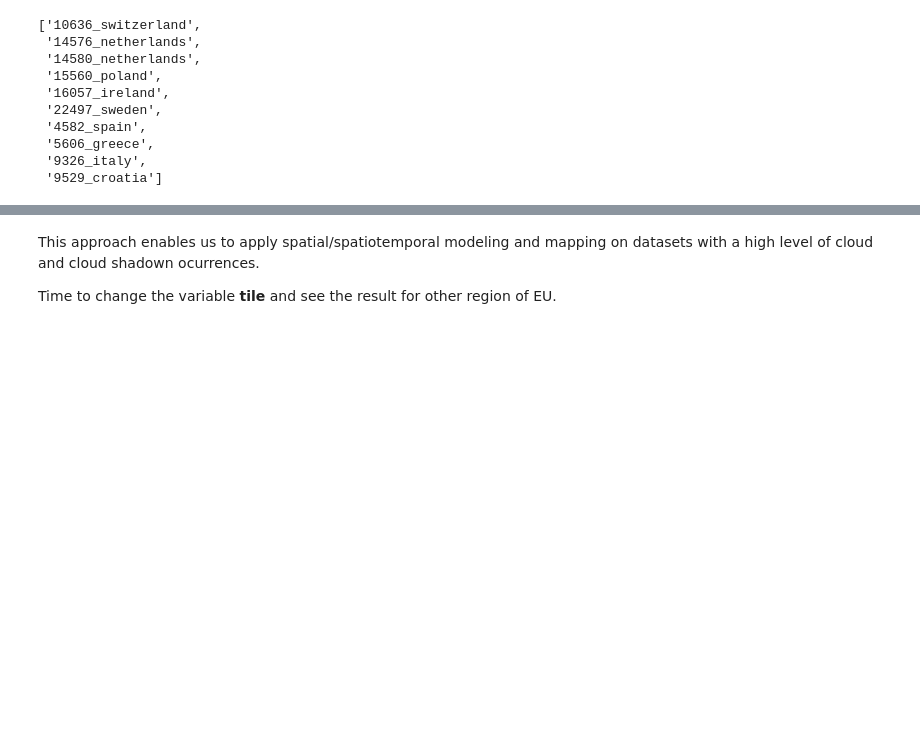
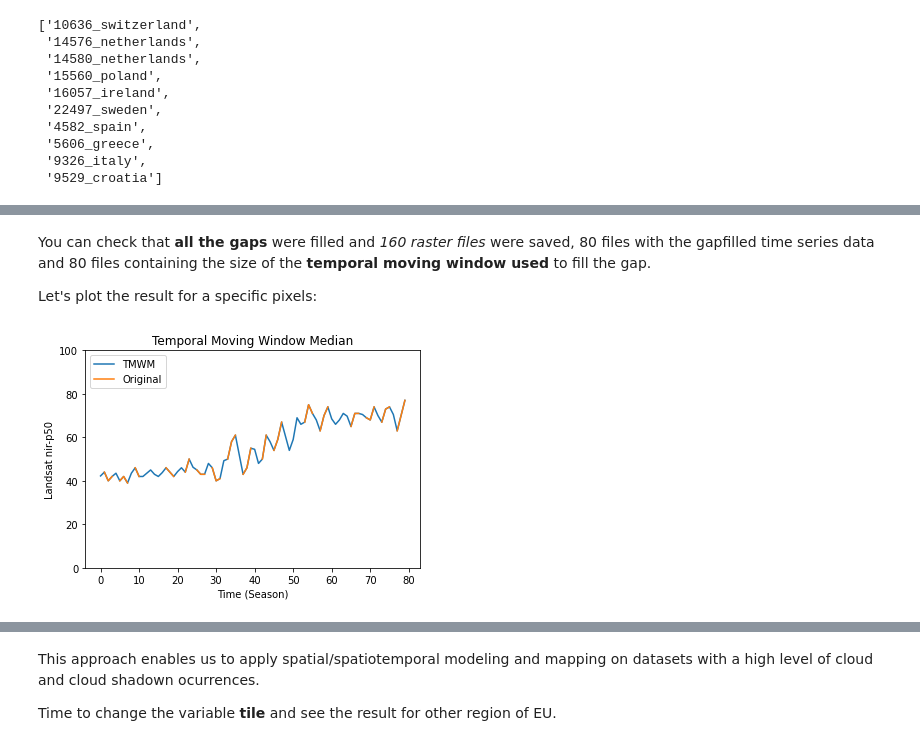
Before and after one commit to openlandmap/scikit-map, a Jupyter notebook: demo/python/01_temporal_gapfilling.ipynb, the cells around one changed output, grey strips where cells are left out. Drawn from its saved outputs; the diff is of its cells as text; code cells hidden in the pictures; blank space fills up the shorter version.

Commit message:
Code demonstration update for 01_temporal_gapfilling

```diff
--- a/demo/python/01_temporal_gapfilling.ipynb
+++ b/demo/python/01_temporal_gapfilling.ipynb
@@ -113,0 +74,4 @@ plotter.plot_rasters(
+# %%
+tmwm = gapfiller.TMWM(fn_files=fn_rasters, yearly_temporal_resolution=4, time_win_size=4)
+data_tmwm = tmwm.run()
+fn_rasters_tmwm = tmwm.save_rasters('./gapfilled_tmwm', data_type='uint8')
@@ -113,0 +90,21 @@ plotter.plot_rasters(
+# %% [markdown]
+You can check that **all the gaps** were filled and *160 raster files* were saved, 80 files with the gapfilled time series data and 80 files containing the size of the **temporal moving window used** to fill the gap.
+
+Let's plot the result for a specific pixels:
+# %%
+import matplotlib.pyplot as plt
+
+# pixel position in the numpy array
+x, y = 50, 50
+
+plt.plot(tmwm.gapfilled_data[x, y, :], label='TMWM')
+plt.plot(tmwm.data[x, y, :], label='Original')
+
+plt.title('Temporal Moving Window Median')
+plt.ylabel(f'Landsat {band}-{perc}')
+plt.xlabel('Time (Season)')
+plt.legend(loc="upper left")
+plt.ylim([0, 100])
+plt.show()
+# %% [output]
+[figure, added]
```
Also changed, not shown: parts of 39 cells of this notebook, 2 other files.
